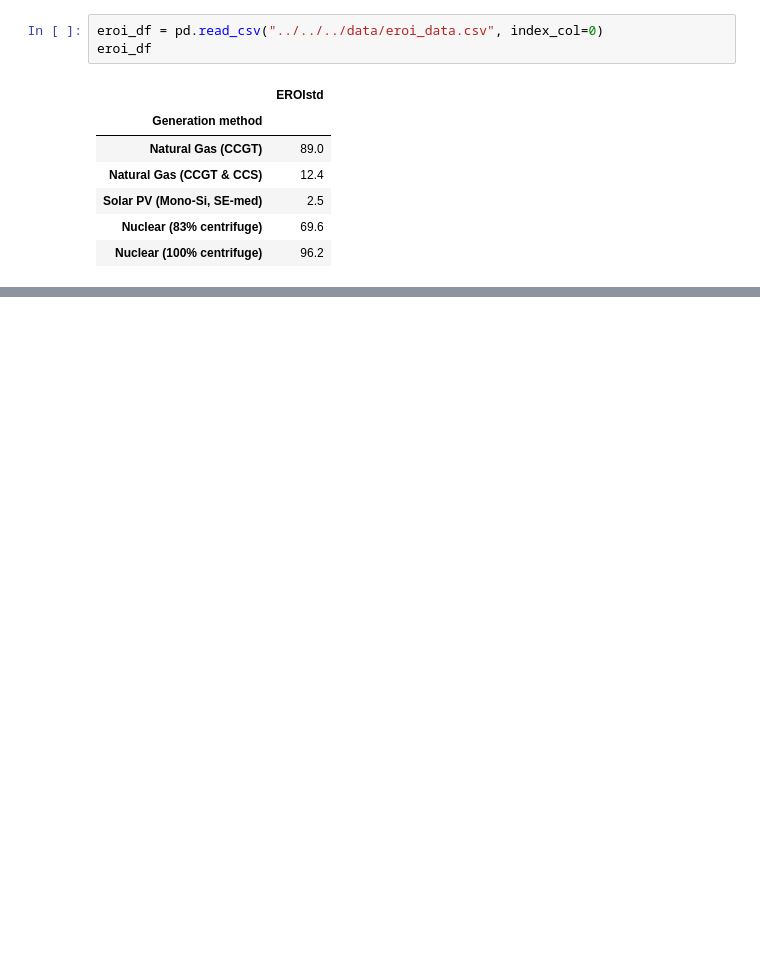
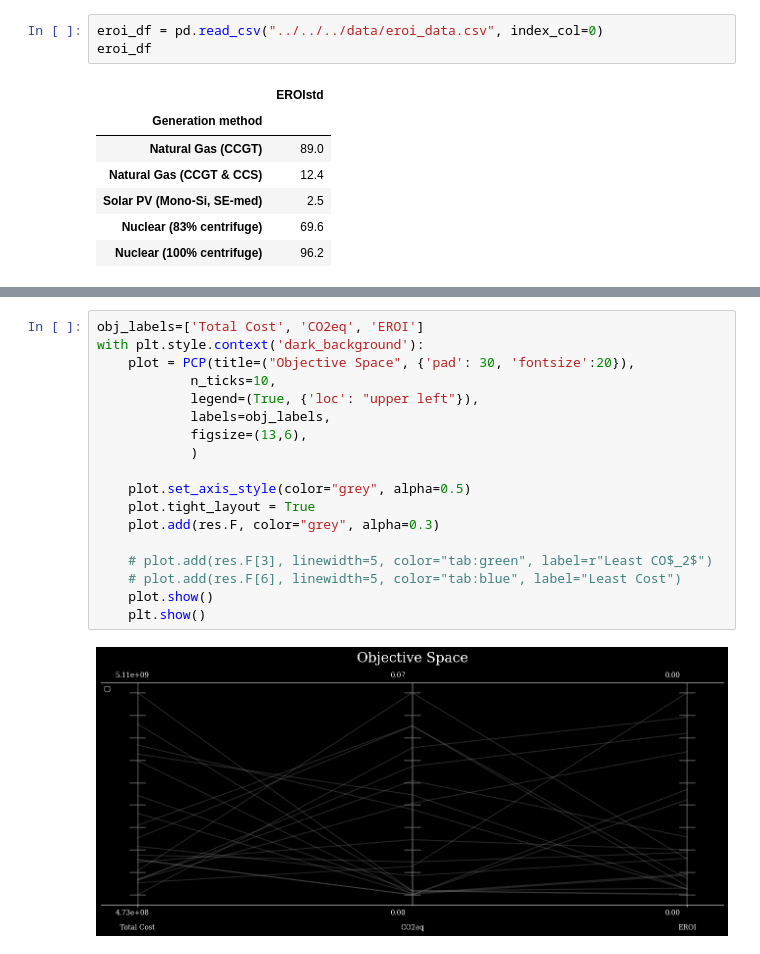
Before and after one commit to arfc/2025-dotson-dissertation, a Jupyter notebook: analysis/scripts/05-examples-scripts/datacenter_example.ipynb, the cells around one changed output, grey strips where cells are left out. Saved outputs shown, nothing was run; the diff lists cells and outputs as text; blank space fills up the shorter version.

```diff
--- a/analysis/scripts/05-examples-scripts/datacenter_example.ipynb
+++ b/analysis/scripts/05-examples-scripts/datacenter_example.ipynb
@@ -134,0 +240,20 @@ nuclear_smr.eroi = eroi_df.at['Nuclear (100% centrifuge)', 'EROIstd']
+# %%
+obj_labels=['Total Cost', 'CO2eq', 'EROI']
+with plt.style.context('dark_background'):
+    plot = PCP(title=("Objective Space", {'pad': 30, 'fontsize':20}),
+            n_ticks=10,
+            legend=(True, {'loc': "upper left"}),
+            labels=obj_labels,
+            figsize=(13,6),
+            )
+
+    plot.set_axis_style(color="grey", alpha=0.5)
+    plot.tight_layout = True
+    plot.add(res.F, color="grey", alpha=0.3)
+
+    # plot.add(res.F[3], linewidth=5, color="tab:green", label=r"Least CO$_2$")
+    # plot.add(res.F[6], linewidth=5, color="tab:blue", label="Least Cost")
+    plot.show()
+    plt.show()
+# %% [output]
+[figure, added]
```
Also changed, not shown: parts of 18 cells of this notebook, 3 other files.
